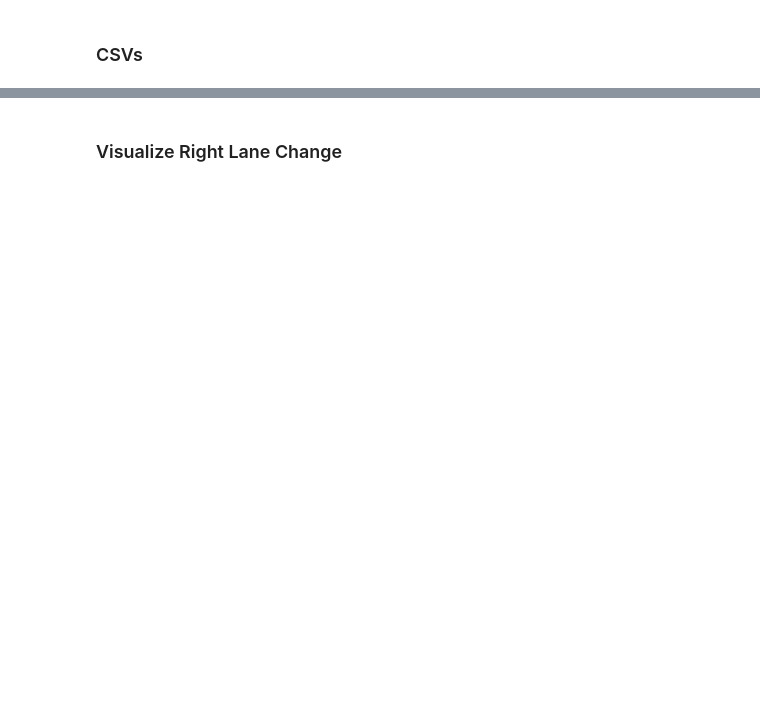
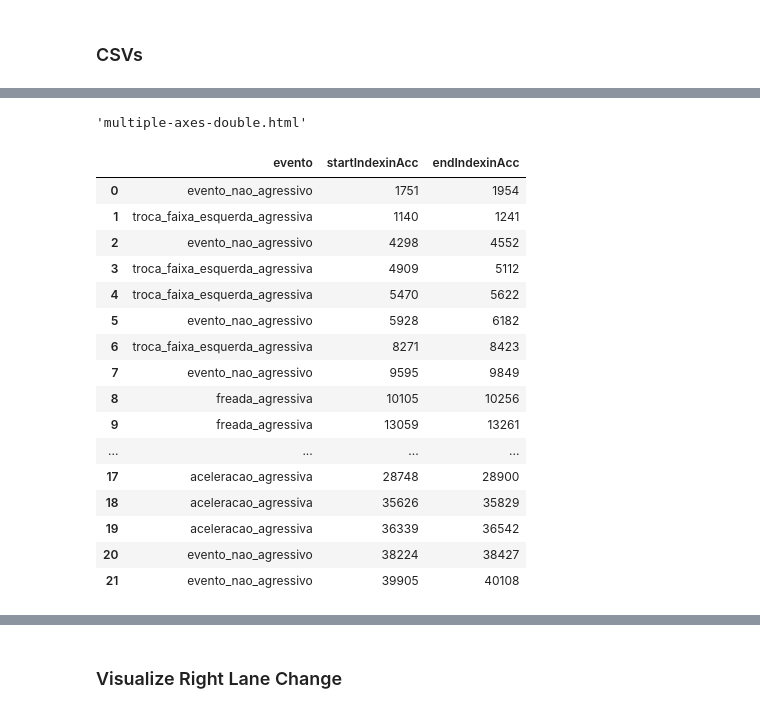
Before and after one commit to Nimtaa/Noisy, a Jupyter notebook: Classifier.ipynb, the cells around one changed output, grey strips where cells are left out. Drawn from its saved outputs; the diff is of its cells as text; code cells hidden in the pictures; blank space fills up the shorter version.

Commit message:
train-set data updated

```diff
--- a/Classifier.ipynb
+++ b/Classifier.ipynb
@@ -35,12 +37,11 @@ accLinear17 = pandas.read_csv('./data/17/aceleracaoLinear_terra.csv')
 acc17 = pandas.read_csv('./data/17/acelerometro_terra.csv')
 groundTruth17 = pandas.read_csv('./data/17/groundTruthEdited.csv')
 
-
 accLinear16 = pandas.read_csv('./data/16/aceleracaoLinear_terra.csv')
 groundTruth16 = pandas.read_csv('./data/16/groundTruthEdited.csv')
 
-
-groundTruth17
+accLinear21 = pandas.read_csv('./data/21/aceleracaoLinear_terra.csv')
+groundTruth21 = pandas.read_csv('./data/21/groundTruthEdited.csv')
 # %%
 def RenderAccRotate(start_index,end_index,axis,x_axis,data):
     rotated_accLinear = []
@@ -360,34 +379,69 @@ py.offline.plot(fig_temp, filename='multiple-axes-double')
 # %%
+accLinear17_x = accLinear17['x']
+accLinear17_y = accLinear17['y']
+accLinear17_z = accLinear17['z']
+accLinear17_uptime = accLinear17['uptimeNanos']
+accLinear17_timestamp = accLinear17['timestamp']
+
+acc17_x = acc17['x']
+acc17_y = acc17['y']
+acc17_z = acc17['z']
+acc17_uptime = acc17['uptimeNanos']
+acc17_timestamp = acc17['timestamp']
+
 
 fig_temp_acc =tools.make_subplots(rows=6,cols=1)
 
-fig_temp_acc.append_trace(RenderAccRotate(14661,14823,'x'),1,1)
-fig_temp_acc.append_trace(RenderAccRotate(14661,14823,'y'),1,1)
-fig_temp_acc.append_trace(RenderAccRotate(14661,14823,'z'),1,1)
+
+fig_temp_acc.append_trace(RenderAccRotate(14661,14813, 'x', accLinear17_uptime, accLinear17),1,1)
+fig_temp_acc.append_trace(RenderAccRotate(14661,14813, 'y', accLinear17_uptime, accLinear17),1,1)
+fig_temp_acc.append_trace(RenderAccRotate(14661,14813, 'z', accLinear17_uptime, accLinear17),1,1)
 
 
-fig_temp_acc.append_trace(RenderAccRotate(15476,15740,'x'),2,1)
-fig_temp_acc.append_trace(RenderAccRotate(15476,15740,'y'),2,1)
-fig_temp_acc.append_trace(RenderAccRotate(15476,15740,'z'),2,1)
+fig_temp_acc.append_trace(RenderAccRotate(15476,15730,'x', accLinear17_uptime, accLinear17),2,1)
+fig_temp_acc.append_trace(RenderAccRotate(15476,15730,'y', accLinear17_uptime, accLinear17),2,1)
+fig_temp_acc.append_trace(RenderAccRotate(15476,15730,'z', accLinear17_uptime, accLinear17),2,1)
 
-fig_temp_acc.append_trace(RenderAccRotate(16495,16810,'x'),3,1)
-fig_temp_acc.append_trace(RenderAccRotate(16495,16810,'y'),3,1)
-fig_temp_acc.append_trace(RenderAccRotate(16495,16810,'z'),3,1)
+fig_temp_acc.append_trace(RenderAccRotate(16495,16800,'x', accLinear17_uptime, accLinear17),3,1)
+fig_temp_acc.append_trace(RenderAccRotate(16495,16800,'y', accLinear17_uptime, accLinear17),3,1)
+fig_temp_acc.append_trace(RenderAccRotate(16495,16800,'z', accLinear17_uptime, accLinear17),3,1)
 
-fig_temp_acc.append_trace(RenderAccRotate(18380,18593,'x'),4,1)
-fig_temp_acc.append_trace(RenderAccRotate(18380,18593,'y'),4,1)
-fig_temp_acc.append_trace(RenderAccRotate(18380,18593,'z'),4,1)
+fig_temp_acc.append_trace(RenderAccRotate(18380,18583,'x', accLinear17_uptime, accLinear17),4,1)
+fig_temp_acc.append_trace(RenderAccRotate(18380,18583,'y', accLinear17_uptime, accLinear17),4,1)
+fig_temp_acc.append_trace(RenderAccRotate(18380,18583,'z', accLinear17_uptime, accLinear17),4,1)
 
-fig_temp_acc.append_trace(RenderAccRotate(19297,19611,'x'),5,1)
-fig_temp_acc.append_trace(RenderAccRotate(19297,19611,'y'),5,1)
-fig_temp_acc.append_trace(RenderAccRotate(19297,19611,'z'),5,1)
+fig_temp_acc.append_trace(RenderAccRotate(19100,19700,'x', accLinear17_uptime, accLinear17),5,1)
+fig_temp_acc.append_trace(RenderAccRotate(19100,19700,'y', accLinear17_uptime, accLinear17),5,1)
+fig_temp_acc.append_trace(RenderAccRotate(19100,19700,'z', accLinear17_uptime, accLinear17),5,1)
 
-fig_temp_acc.append_trace(RenderAccRotate(20112,20427,'x'),6,1)
-fig_temp_acc.append_trace(RenderAccRotate(20112,20427,'y'),6,1)
-fig_temp_acc.append_trace(RenderAccRotate(20112,20427,'z'),6,1)
+fig_temp_acc.append_trace(RenderAccRotate(20112,20417,'x', accLinear17_uptime, accLinear17),6,1)
+fig_temp_acc.append_trace(RenderAccRotate(20112,20417,'y', accLinear17_uptime, accLinear17),6,1)
+fig_temp_acc.append_trace(RenderAccRotate(20112,20417,'z', accLinear17_uptime, accLinear17),6,1)
 
 
 fig_temp_acc['layout'].update(height=2000, title = 'Rotated Aggressive Acceleration')
 
 
 py.offline.plot(fig_temp_acc, filename='multiple-axes-double')
+# %% [output]
+'multiple-axes-double.html'
+# %%
+groundTruth21
+# %% [output]
+|  | evento | startIndexinAcc | endIndexinAcc |
+| 0 | evento_nao_agressivo | 1751 | 1954 |
+| 1 | troca_faixa_esquerda_agressiva | 1140 | 1241 |
+| 2 | evento_nao_agressivo | 4298 | 4552 |
+| 3 | troca_faixa_esquerda_agressiva | 4909 | 5112 |
+| 4 | troca_faixa_esquerda_agressiva | 5470 | 5622 |
+| 5 | evento_nao_agressivo | 5928 | 6182 |
+| 6 | troca_faixa_esquerda_agressiva | 8271 | 8423 |
+| 7 | evento_nao_agressivo | 9595 | 9849 |
+| 8 | freada_agressiva | 10105 | 10256 |
+| 9 | freada_agressiva | 13059 | 13261 |
+| ... | ... | ... | ... |
+| 17 | aceleracao_agressiva | 28748 | 28900 |
+| 18 | aceleracao_agressiva | 35626 | 35829 |
+| 19 | aceleracao_agressiva | 36339 | 36542 |
+| 20 | evento_nao_agressivo | 38224 | 38427 |
+| 21 | evento_nao_agressivo | 39905 | 40108 |
```
Also changed, not shown: parts of 9 cells of this notebook.
